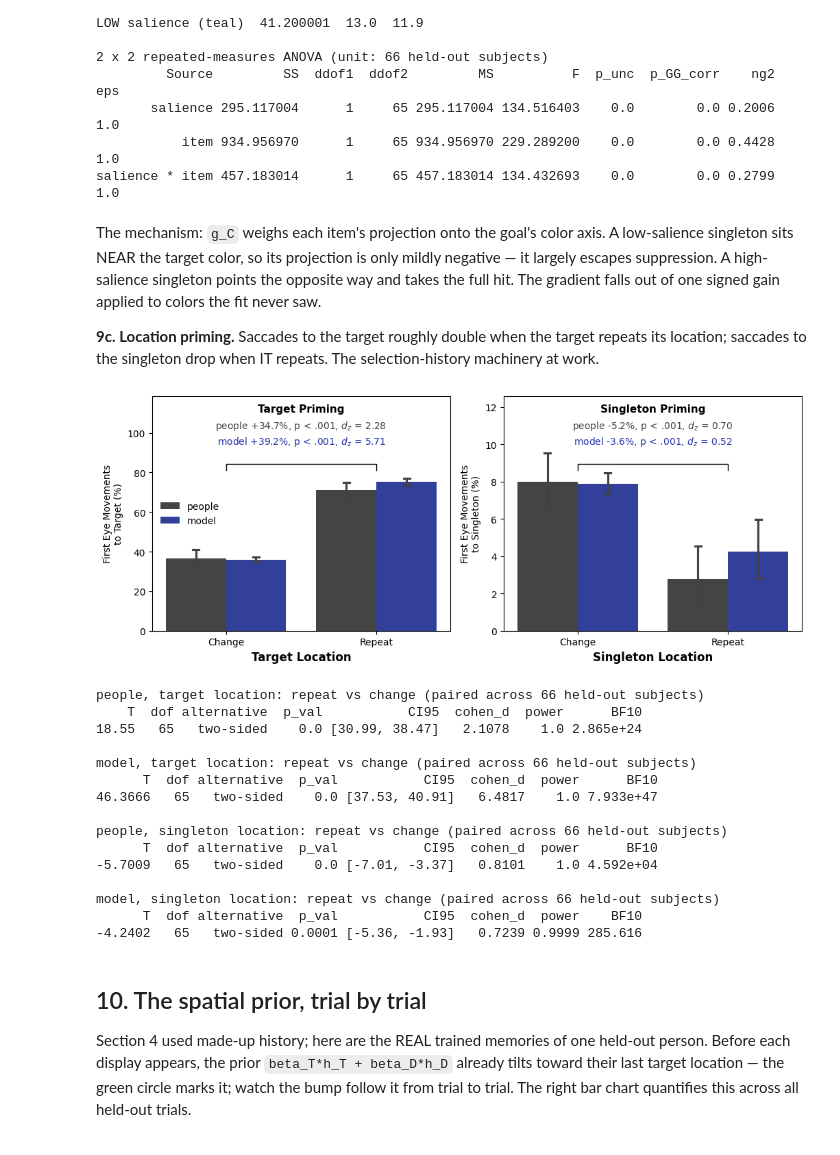
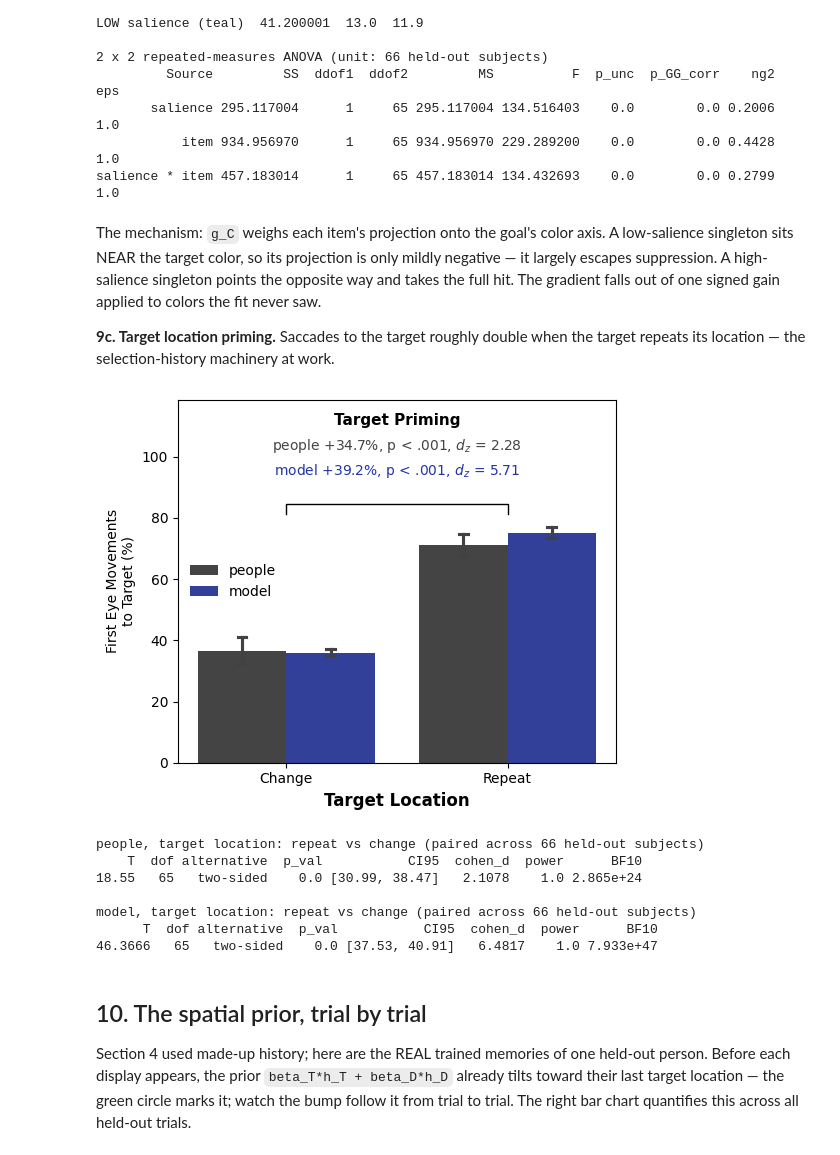
Before and after one commit to HanZhang-psych/Ego-Spatial-Sense, a Jupyter notebook: Visual-Search/tutorial_visual_search.ipynb, the cells around one changed output. Saved outputs shown, nothing was run; the diff lists cells and outputs as text; code cells hidden in the pictures.

Commit message:
9c: target-location priming only
Drop the singleton-location panel and its masks (prevS gone); one
panel remains - Target Priming, people +34.7% (d_z 2.28) vs model
+39.2%, Change/Repeat bars with seaborn CIs.

Co-Authored-By: Claude Fable 5 <noreply@anthropic.com>

```diff
--- a/Visual-Search/tutorial_visual_search.ipynb
+++ b/Visual-Search/tutorial_visual_search.ipynb
@@ -1039,9 +1039,9 @@ escapes suppression. A high-salience singleton points the opposite
 way and takes the full hit. The gradient falls out of one signed
 gain applied to colors the fit never saw.
 
-**9c. Location priming.** Saccades to the target roughly double
-when the target repeats its location; saccades to the singleton
-drop when IT repeats. The selection-history machinery at work.
+**9c. Target location priming.** Saccades to the target roughly
+double when the target repeats its location — the
+selection-history machinery at work.
 # %%
 ev2 = ev.copy()
 ev2["block"] = pd.to_numeric(ev2["block"], errors="coerce").fillna(0.0)
@@ -1049,9 +1049,8 @@ ev2["trial"] = pd.to_numeric(ev2["trial"], errors="coerce")
 ev2["subj"] = ev2["subj"].astype(str)
 ev2 = ev2.sort_values(["study", "subj", "block", "trial"])
 ev2["prevT"] = ev2.groupby(["study", "subj"]).targLoc.shift(1)
-ev2["prevS"] = ev2.groupby(["study", "subj"]).singLoc.shift(1)
 key = ["study", "subj", "block", "trial"]
-sacc2 = sacc.merge(ev2[key + ["prevT", "prevS"]], on=key, how="left")
+sacc2 = sacc.merge(ev2[key + ["prevT"]], on=key, how="left")
 
 # regenerated saccades for ALL trials (9a's logic, whole dataset):
 # one draw per real trial from the predicted probabilities
@@ -1085,50 +1084,41 @@ def priming_panel(ax, m_change, m_repeat, pick, effect_name, what):
                 hue_order=["people", "model"],
                 palette={"people": "#444444", "model": "#2233aa"},
                 errorbar=("ci", 95), n_boot=10000, seed=0,
                 capsize=0.08, ax=ax)
     top = long_.groupby(["cond", "source"]).rate.mean().max() * 1.08
     ax.plot([0, 0, 1, 1], [top, top * 1.04, top * 1.04, top],
             "k-", lw=1)
     ax.text(0.5, top * 1.36, effect_name, ha="center", fontsize=11,
             fontweight="bold")
     for k, (src_, c_) in enumerate((("people", "#444444"),
                                     ("model", "#2233aa"))):
         t_ = tests_[src_]
         eff = both[src_ + "_rep"].mean() - both[src_ + "_ch"].mean()
         dz = abs(t_["T"].iloc[0]) / np.sqrt(len(both))
         ax.text(0.5, top * (1.26 - 0.10 * k),
                 f"{src_} {eff:+.1f}%, {p_str(t_)}, $d_z$ = {dz:.2f}",
                 ha="center", fontsize=10, color=c_)
     ax.set_xlabel(what, fontsize=12, fontweight="bold")
     ax.set_ylabel(f"First Eye Movements\nto {what.split()[0]} (%)")
     ax.set_ylim(0, top * 1.46)
     return tests_, len(both)
 
-fig, axes = plt.subplots(1, 2, figsize=(10.5, 4.2))
+fig, ax = plt.subplots(figsize=(5.4, 4.4))
 tr = test & first & torch.tensor(sacc2.prevT.values == sacc.targLoc.values)
 tc_ = test & first & torch.tensor((sacc2.prevT.values != sacc.targLoc.values)
                                   & ~np.isnan(sacc2.prevT.values))
-tests_T, nT = priming_panel(axes[0], tc_, tr, isT, "Target Priming",
+tests_T, nT = priming_panel(ax, tc_, tr, isT, "Target Priming",
                             "Target Location")
-axes[0].legend(loc="center left", frameon=False, title=None)
-sr = test & first & sing_present & torch.tensor(
-    (sacc2.prevS.values == sacc.singLoc.values) & (sacc2.prevS.values > 0))
-sc2 = test & first & sing_present & torch.tensor(
-    sacc2.prevS.values != sacc.singLoc.values)
-tests_S, nS = priming_panel(axes[1], sc2, sr, isS, "Singleton Priming",
-                            "Singleton Location")
-axes[1].legend_.remove()
+ax.legend(loc="center left", frameon=False, title=None)
 plt.tight_layout()
 plt.show()
 
-for lab, tests_, n_ in [("target location: repeat vs change", tests_T, nT),
-                        ("singleton location: repeat vs change",
-                         tests_S, nS)]:
-    for src_ in ("people", "model"):
-        print(f"{src_}, {lab} (paired across {n_} held-out subjects)")
-        print(tests_[src_].round(4).to_string(index=False), "\n")
+for src_ in ("people", "model"):
+    print(f"{src_}, target location: repeat vs change "
+          f"(paired across {nT} held-out subjects)")
+    print(tests_T[src_].round(4).to_string(index=False), "\n")
 # %% [output]
-[figure, old version]
+[figure, new version]
 people, target location: repeat vs change (paired across 66 held-out subjects)
     T  dof alternative  p_val           CI95  cohen_d  power      BF10
 18.55   65   two-sided    0.0 [30.99, 38.47]   2.1078    1.0 2.865e+24
@@ -1136,14 +1126,6 @@ people, target location: repeat vs change (paired across 66 held-out subjects)
 model, target location: repeat vs change (paired across 66 held-out subjects)
       T  dof alternative  p_val           CI95  cohen_d  power      BF10
 46.3666   65   two-sided    0.0 [37.53, 40.91]   6.4817    1.0 7.933e+47
-
-people, singleton location: repeat vs change (paired across 66 held-out subjects)
-      T  dof alternative  p_val           CI95  cohen_d  power      BF10
--5.7009   65   two-sided    0.0 [-7.01, -3.37]   0.8101    1.0 4.592e+04
-
-model, singleton location: repeat vs change (paired across 66 held-out subjects)
-      T  dof alternative  p_val           CI95  cohen_d  power    BF10
--4.2402   65   two-sided 0.0001 [-5.36, -1.93]   0.7239 0.9999 285.616
 # %% [markdown]
 ## 10. The spatial prior, trial by trial
 
```
